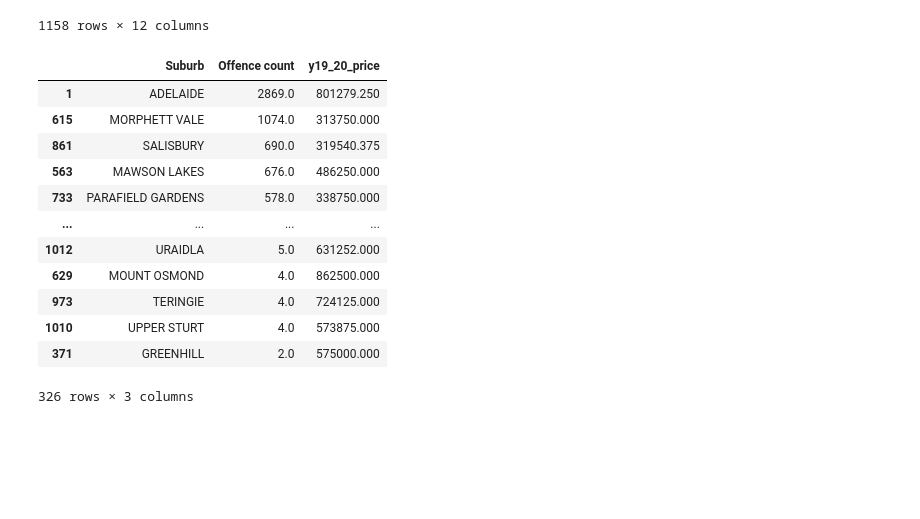
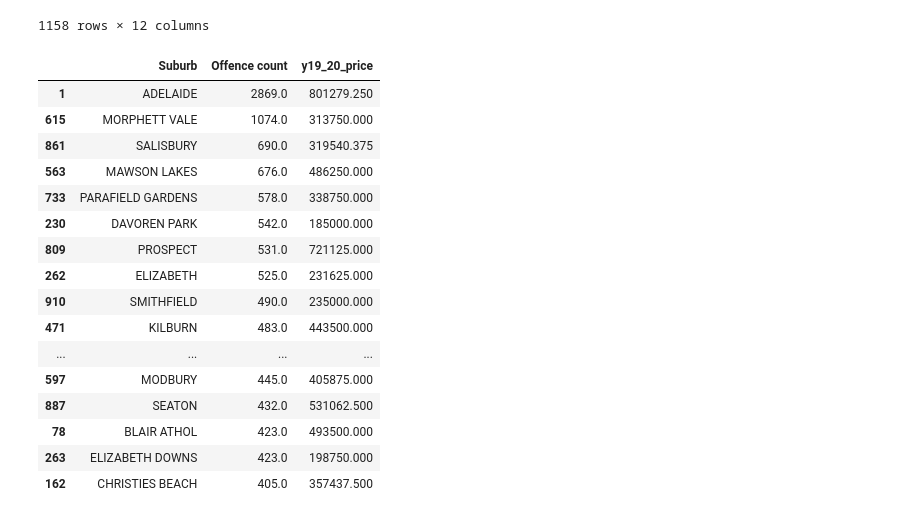
Before and after one commit to Sprettle/Chevrolet-Chilis, a Jupyter notebook: suburb_crime.ipynb, the cells around one changed output. Cells and saved outputs as stored; diff of their text form; code cells hidden in the pictures; blank space fills up the shorter version.

```diff
--- a/suburb_crime.ipynb
+++ b/suburb_crime.ipynb
@@ -632,37 +632,43 @@ y19_20_merged
 
 #-------------------------------
 ### Cleanup columns required
 #Drop NaN rows
 y19_20=y19_20_merged.dropna()
 y19_20
 
 #####Editing columns for presentation ########
 #Drop columns
 y19_20=y19_20.drop(columns={"Suburb - Incident","City","Sales Q3 2019","Median\n3Q 2019", "Sales Q4 2019","Median Q4 2019","Sales Q1 2020","Median Q1 2020","Sales Q2 2020","Median Q2 2020"})
 y19_20
 
 #Drop duplicates
 y19_20=y19_20.drop_duplicates(subset=['Suburb'])
 y19_20
 
 #Reorder columns
 y19_20=y19_20[["Suburb","Offence count","y19_20_price"]]
 y19_20
 
 #Sort values ascending for offence count
 y19_20=y19_20.sort_values(by='Offence count', ascending=False)
 y19_20
+
+y19_20.head(20)
 # %% [output]
 |  | Suburb | Offence count | y19_20_price |
 | 1 | ADELAIDE | 2869.0 | 801279.250 |
 | 615 | MORPHETT VALE | 1074.0 | 313750.000 |
 | 861 | SALISBURY | 690.0 | 319540.375 |
 | 563 | MAWSON LAKES | 676.0 | 486250.000 |
 | 733 | PARAFIELD GARDENS | 578.0 | 338750.000 |
+| 230 | DAVOREN PARK | 542.0 | 185000.000 |
+| 809 | PROSPECT | 531.0 | 721125.000 |
+| 262 | ELIZABETH | 525.0 | 231625.000 |
+| 910 | SMITHFIELD | 490.0 | 235000.000 |
+| 471 | KILBURN | 483.0 | 443500.000 |
 | ... | ... | ... | ... |
-| 1012 | URAIDLA | 5.0 | 631252.000 |
-| 629 | MOUNT OSMOND | 4.0 | 862500.000 |
-| 973 | TERINGIE | 4.0 | 724125.000 |
-| 1010 | UPPER STURT | 4.0 | 573875.000 |
-| 371 | GREENHILL | 2.0 | 575000.000 |
+| 597 | MODBURY | 445.0 | 405875.000 |
+| 887 | SEATON | 432.0 | 531062.500 |
+| 78 | BLAIR ATHOL | 423.0 | 493500.000 |
+| 263 | ELIZABETH DOWNS | 423.0 | 198750.000 |
+| 162 | CHRISTIES BEACH | 405.0 | 357437.500 |
-326 rows × 3 columns
```
Also changed, not shown: parts of 1 cell of this notebook, 5 other files.
